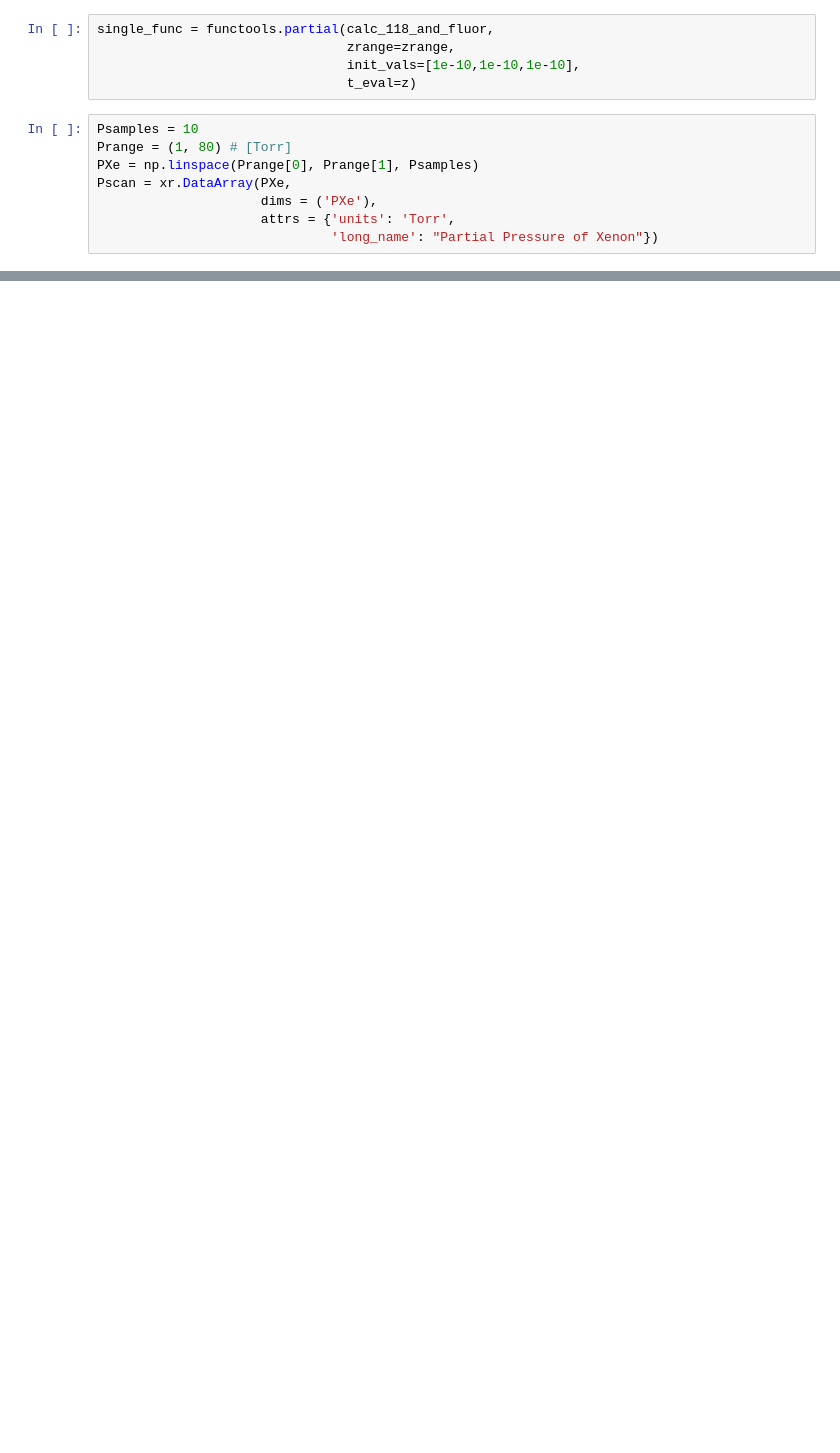
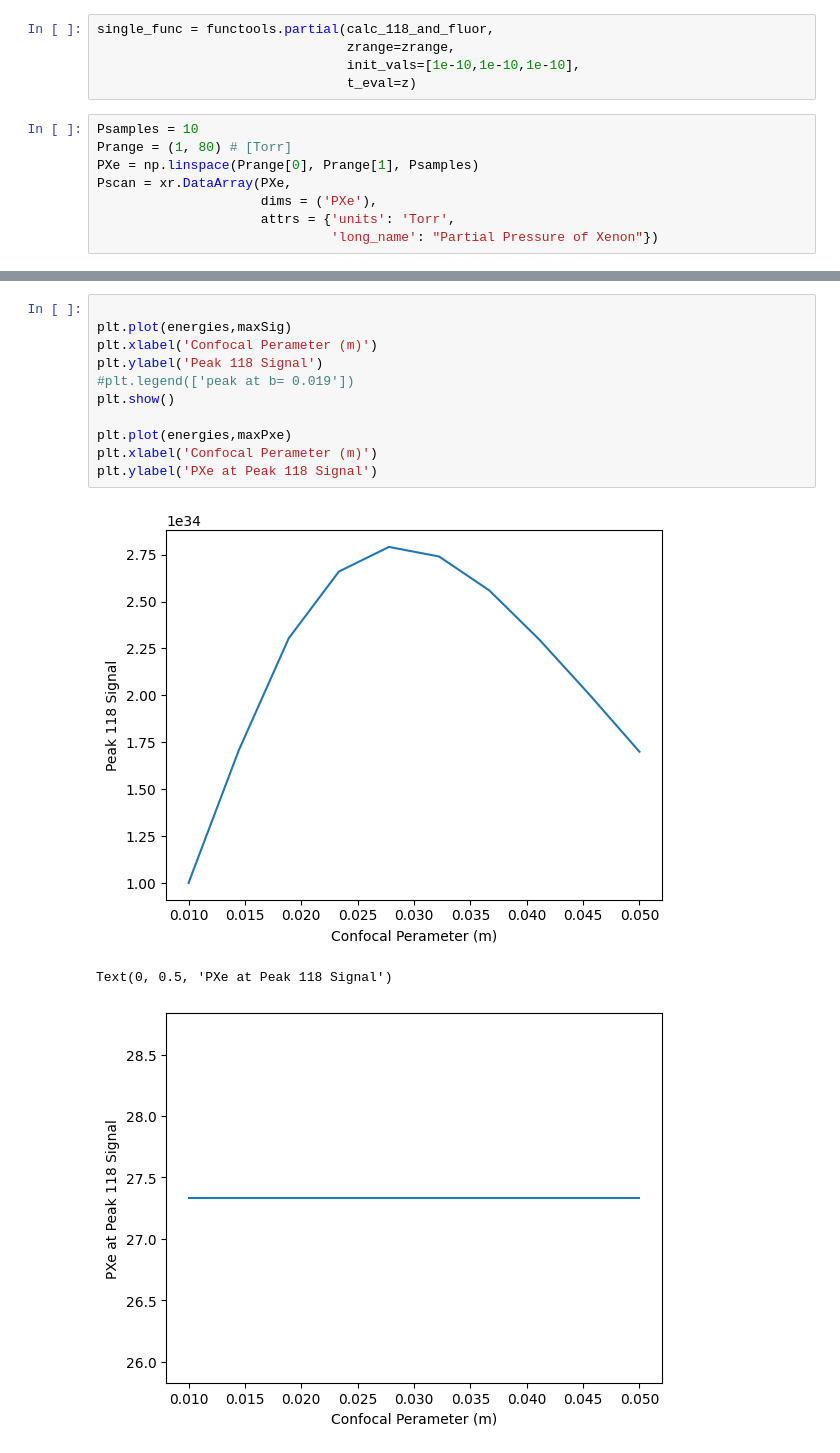
Before and after one commit to OliverQuinonez/118-Project, a Jupyter notebook: Pscan.ipynb, the cells around one changed output, grey strips where cells are left out. Saved outputs shown, nothing was run; the diff lists cells and outputs as text; blank space fills up the shorter version.

```diff
--- a/Pscan.ipynb
+++ b/Pscan.ipynb
@@ -94,0 +159,15 @@ No artists with labels found to put in legend.  Note that artists whose label st
+# %%
+
+plt.plot(energies,maxSig)
+plt.xlabel('Confocal Perameter (m)')
+plt.ylabel('Peak 118 Signal')
+#plt.legend(['peak at b= 0.019'])
+plt.show()
+
+plt.plot(energies,maxPxe)
+plt.xlabel('Confocal Perameter (m)')
+plt.ylabel('PXe at Peak 118 Signal')
+# %% [output]
+[figure, added]
+Text(0, 0.5, 'PXe at Peak 118 Signal')
+[figure, added]
```
Also changed, not shown: parts of 9 cells of this notebook, 3 other files.
